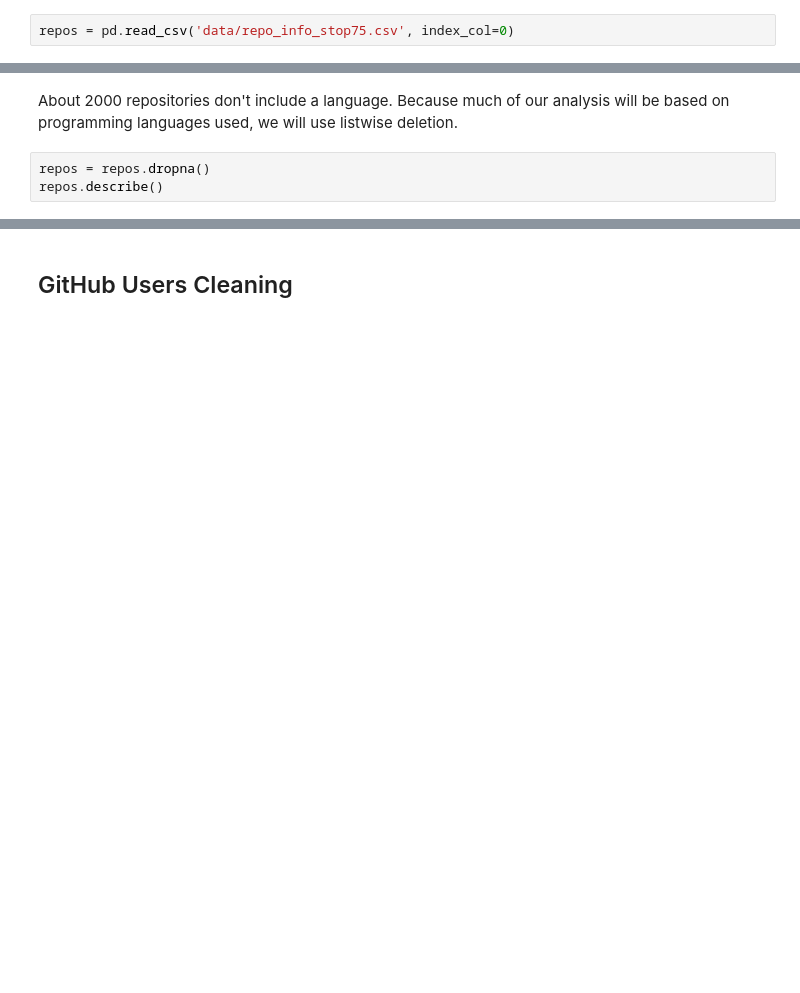
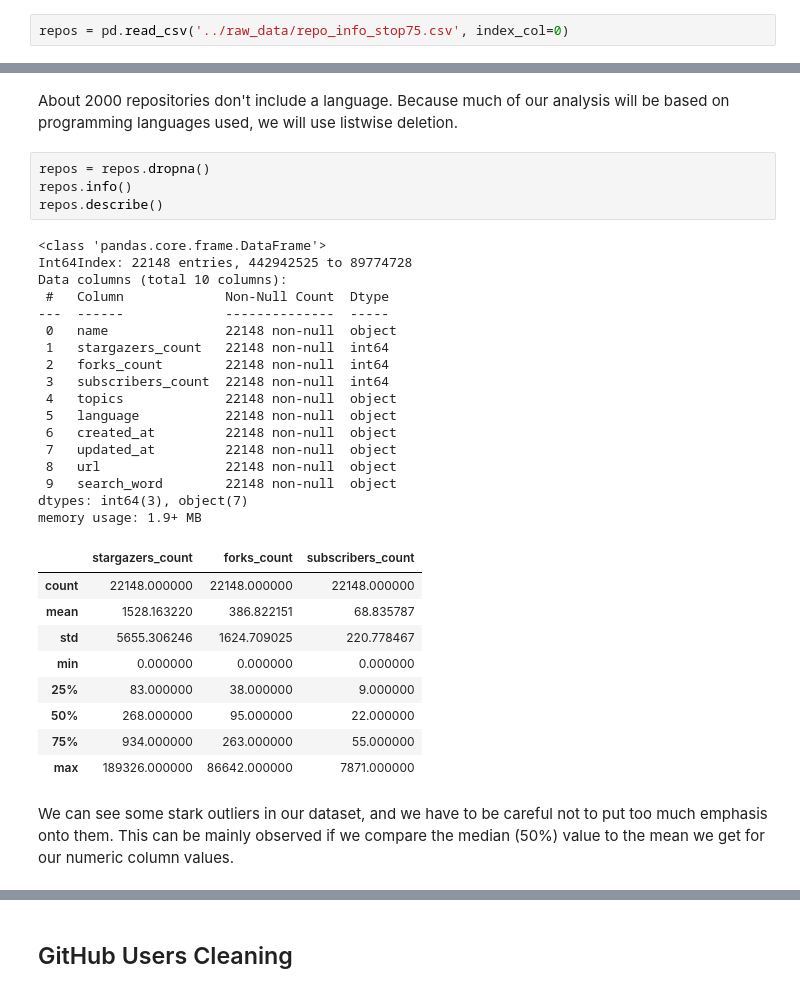
Before and after one commit to michbaum/githubGraph, a Jupyter notebook: scripts/Data Cleaning and Exploration.ipynb, the cells around one changed output, grey strips where cells are left out. Drawn from its saved outputs; the diff is of its cells as text; blank space fills up the shorter version.

Commit message:
Add some commentary to the data cleaning script.

```diff
--- a/scripts/Data Cleaning and Exploration.ipynb
+++ b/scripts/Data Cleaning and Exploration.ipynb
@@ -10,6 +10,6 @@ from sklearn.neighbors import NearestNeighbors
 # %% [markdown]
 ## Repository Dataset Cleaning
 # %%
-repos = pd.read_csv('data/repo_info_stop75.csv', index_col=0)
+repos = pd.read_csv('../raw_data/repo_info_stop75.csv', index_col=0)
 # %%
 repos.info()
@@ -17,7 +35,37 @@ repos.info()
 About 2000 repositories don't include a language. Because much of our analysis will be based on programming languages used, we will use listwise deletion.
 # %%
 repos = repos.dropna()
+repos.info()
 repos.describe()
+# %% [output]
+<class 'pandas.core.frame.DataFrame'>
+Int64Index: 22148 entries, 442942525 to 89774728
+Data columns (total 10 columns):
+ #   Column             Non-Null Count  Dtype
+---  ------             --------------  -----
+ 0   name               22148 non-null  object
+ 1   stargazers_count   22148 non-null  int64
+ 2   forks_count        22148 non-null  int64
+ 3   subscribers_count  22148 non-null  int64
+ 4   topics             22148 non-null  object
+ 5   language           22148 non-null  object
+ 6   created_at         22148 non-null  object
+ 7   updated_at         22148 non-null  object
+ 8   url                22148 non-null  object
+ 9   search_word        22148 non-null  object
+dtypes: int64(3), object(7)
+memory usage: 1.9+ MB
+|  | stargazers_count | forks_count | subscribers_count |
+| count | 22148.000000 | 22148.000000 | 22148.000000 |
+| mean | 1528.163220 | 386.822151 | 68.835787 |
+| std | 5655.306246 | 1624.709025 | 220.778467 |
+| min | 0.000000 | 0.000000 | 0.000000 |
+| 25% | 83.000000 | 38.000000 | 9.000000 |
+| 50% | 268.000000 | 95.000000 | 22.000000 |
+| 75% | 934.000000 | 263.000000 | 55.000000 |
+| max | 189326.000000 | 86642.000000 | 7871.000000 |
+# %% [markdown]
+We can see some stark outliers in our dataset, and we have to be careful not to put too much emphasis onto them. This can be mainly observed if we compare the median (50%) value to the mean we get for our numeric column values.
 # %%
 repos.boxplot()
 plt.show()
```
Also changed, not shown: parts of 11 cells of this notebook.
